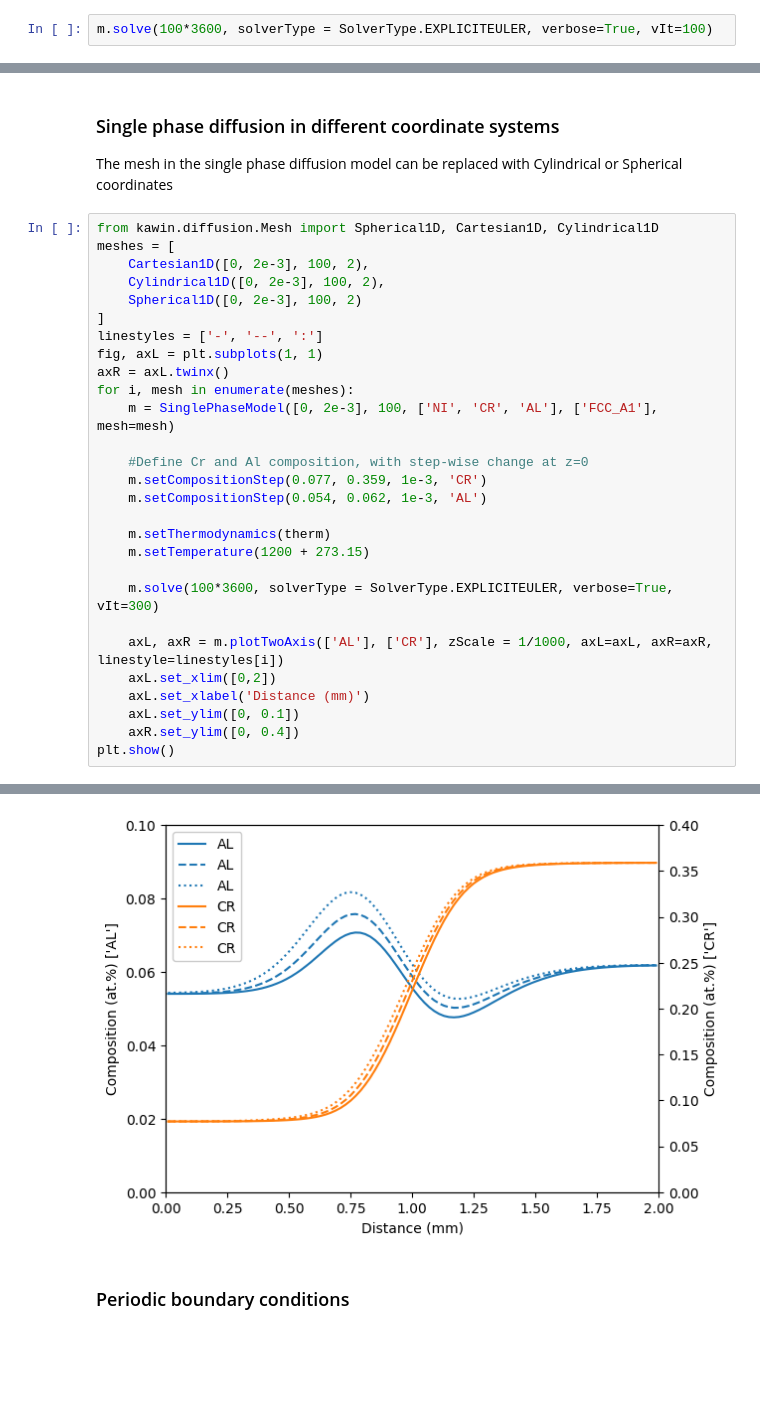
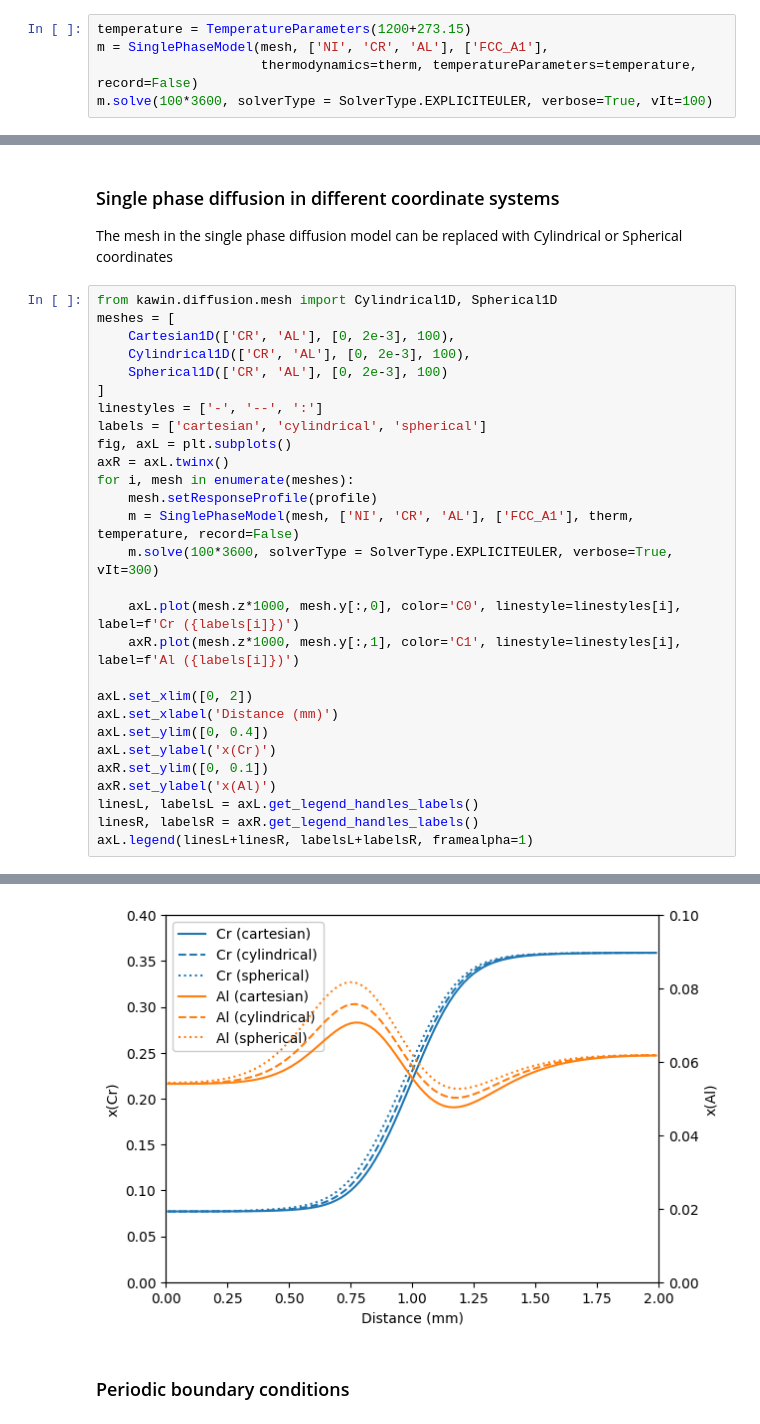
Before and after one commit to materialsgenomefoundation/kawin, a Jupyter notebook: examples/06_Single_Phase_Diffusion.ipynb, the cells around one changed output, grey strips where cells are left out. Saved outputs shown, nothing was run; the diff lists cells and outputs as text; blank space fills up the shorter version.

Commit message:
2d mesh and refactor composition profile and boundary conditions

```diff
--- a/examples/06_Single_Phase_Diffusion.ipynb
+++ b/examples/06_Single_Phase_Diffusion.ipynb
@@ -55,6 +59,9 @@ In addition to the initial and boundary conditions, the temperature and Thermody
 
 Similar to the precipitation model, progress on the simulation can be outputted by setting verbose to True and setting vIt to the number of iterations before a status update on the model is outputted.
 # %%
+temperature = TemperatureParameters(1200+273.15)
+m = SinglePhaseModel(mesh, ['NI', 'CR', 'AL'], ['FCC_A1'],
+                     thermodynamics=therm, temperatureParameters=temperature, record=False)
 m.solve(100*3600, solverType = SolverType.EXPLICITEULER, verbose=True, vIt=100)
 # %% [output]
 Iteration       Sim Time (h)    Run time (s)
@@ -81,33 +95,33 @@ plt.show()
 ### Single phase diffusion in different coordinate systems
 The mesh in the single phase diffusion model can be replaced with Cylindrical or Spherical coordinates
 # %%
-from kawin.diffusion.Mesh import Spherical1D, Cartesian1D, Cylindrical1D
+from kawin.diffusion.mesh import Cylindrical1D, Spherical1D
 meshes = [
-    Cartesian1D([0, 2e-3], 100, 2),
-    Cylindrical1D([0, 2e-3], 100, 2),
-    Spherical1D([0, 2e-3], 100, 2)
+    Cartesian1D(['CR', 'AL'], [0, 2e-3], 100),
+    Cylindrical1D(['CR', 'AL'], [0, 2e-3], 100),
+    Spherical1D(['CR', 'AL'], [0, 2e-3], 100)
 ]
 linestyles = ['-', '--', ':']
-fig, axL = plt.subplots(1, 1)
+labels = ['cartesian', 'cylindrical', 'spherical']
+fig, axL = plt.subplots()
 axR = axL.twinx()
 for i, mesh in enumerate(meshes):
-    m = SinglePhaseModel([0, 2e-3], 100, ['NI', 'CR', 'AL'], ['FCC_A1'], mesh=mesh)
-
-    #Define Cr and Al composition, with step-wise change at z=0
-    m.setCompositionStep(0.077, 0.359, 1e-3, 'CR')
-    m.setCompositionStep(0.054, 0.062, 1e-3, 'AL')
-
-    m.setThermodynamics(therm)
-    m.setTemperature(1200 + 273.15)
-
+    mesh.setResponseProfile(profile)
+    m = SinglePhaseModel(mesh, ['NI', 'CR', 'AL'], ['FCC_A1'], therm, temperature, record=False)
     m.solve(100*3600, solverType = SolverType.EXPLICITEULER, verbose=True, vIt=300)
 
-    axL, axR = m.plotTwoAxis(['AL'], ['CR'], zScale = 1/1000, axL=axL, axR=axR, linestyle=linestyles[i])
-    axL.set_xlim([0,2])
-    axL.set_xlabel('Distance (mm)')
-    axL.set_ylim([0, 0.1])
-    axR.set_ylim([0, 0.4])
-plt.show()
+    axL.plot(mesh.z*1000, mesh.y[:,0], color='C0', linestyle=linestyles[i], label=f'Cr ({labels[i]})')
+    axR.plot(mesh.z*1000, mesh.y[:,1], color='C1', linestyle=linestyles[i], label=f'Al ({labels[i]})')
+
+axL.set_xlim([0, 2])
+axL.set_xlabel('Distance (mm)')
+axL.set_ylim([0, 0.4])
+axL.set_ylabel('x(Cr)')
+axR.set_ylim([0, 0.1])
+axR.set_ylabel('x(Al)')
+linesL, labelsL = axL.get_legend_handles_labels()
+linesR, labelsR = axR.get_legend_handles_labels()
+axL.legend(linesL+linesR, labelsL+labelsR, framealpha=1)
 # %% [output]
 Iteration       Sim Time (h)    Run time (s)
 0               0.0e+00         0.0
@@ -124,3 +139,3 @@ Iteration       Sim Time (h)    Run time (s)
-[figure, old version]
+[figure, new version]
 # %% [markdown]
 ### Periodic boundary conditions
```
Also changed, not shown: parts of 10 cells of this notebook, 8 other files.
